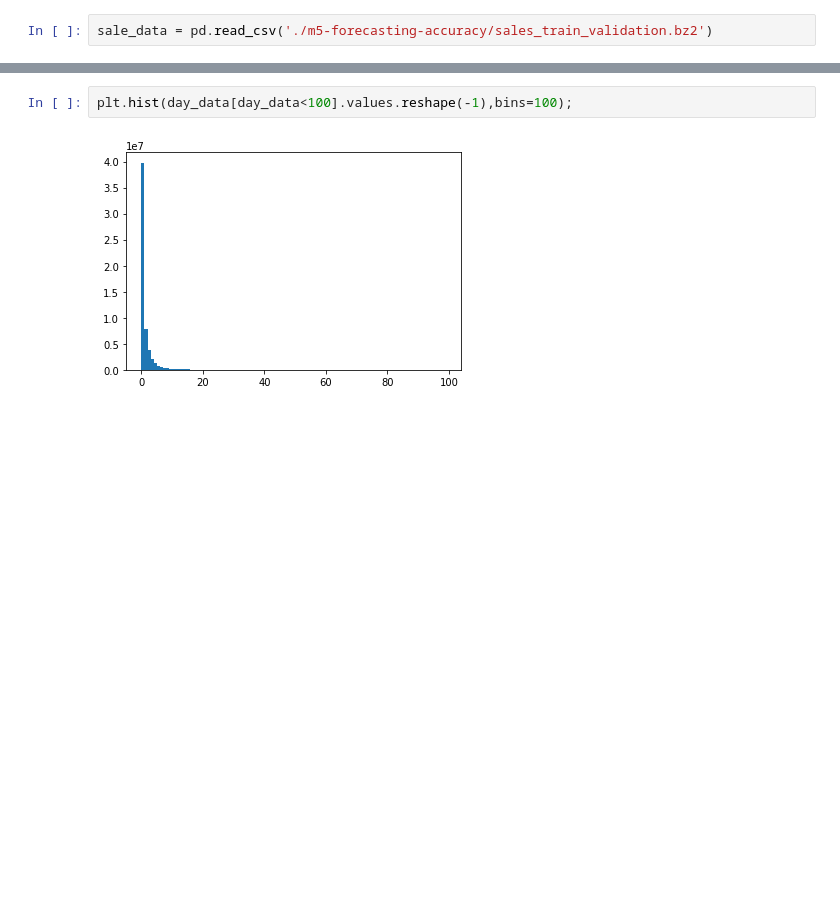
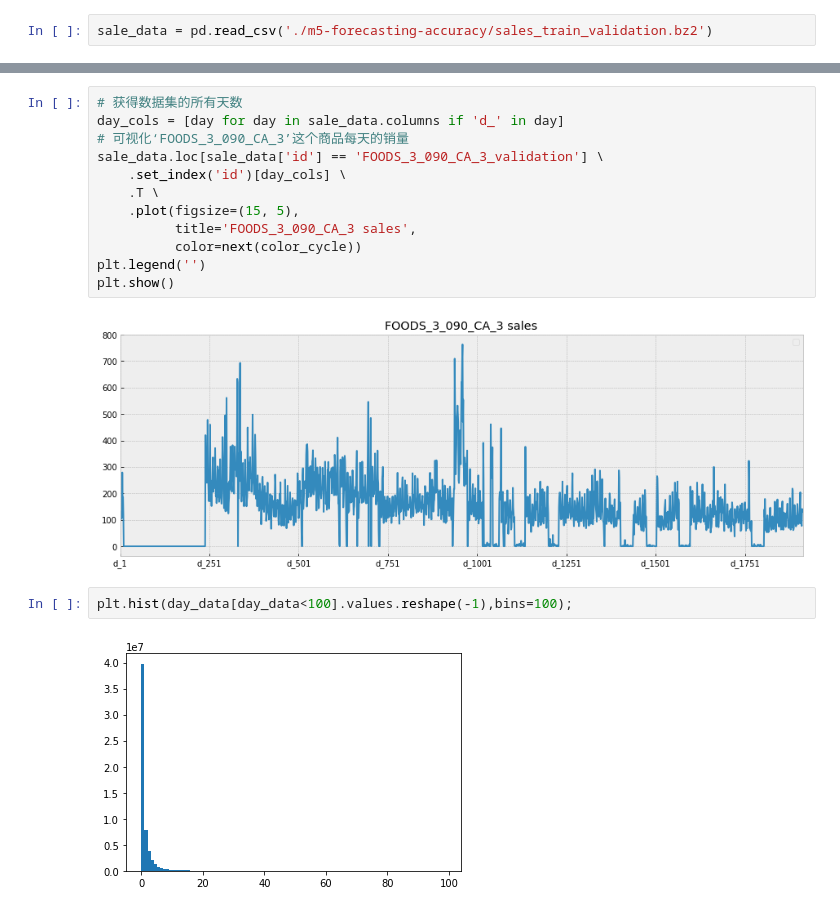
Before and after one commit to Zhu-Haikun/Kaggle-M5-Forecasting-Accuracy, a Jupyter notebook: M5-Competitors.ipynb, the cells around one changed output, grey strips where cells are left out. Drawn from its saved outputs; the diff is of its cells as text; blank space fills up the shorter version.

```diff
--- a/M5-Competitors.ipynb
+++ b/M5-Competitors.ipynb
@@ -73,3 +119,17 @@ plt.plot(total_sum);
+# %%
+# 获得数据集的所有天数
+day_cols = [day for day in sale_data.columns if 'd_' in day]
+# 可视化‘FOODS_3_090_CA_3’这个商品每天的销量
+sale_data.loc[sale_data['id'] == 'FOODS_3_090_CA_3_validation'] \
+    .set_index('id')[day_cols] \
+    .T \
+    .plot(figsize=(15, 5),
+          title='FOODS_3_090_CA_3 sales',
+          color=next(color_cycle))
+plt.legend('')
+plt.show()
+# %% [output]
+[figure, added]
 # %%
 plt.hist(day_data[day_data<100].values.reshape(-1),bins=100);
 # %% [output]
```
Also changed, not shown: parts of 34 cells of this notebook.
